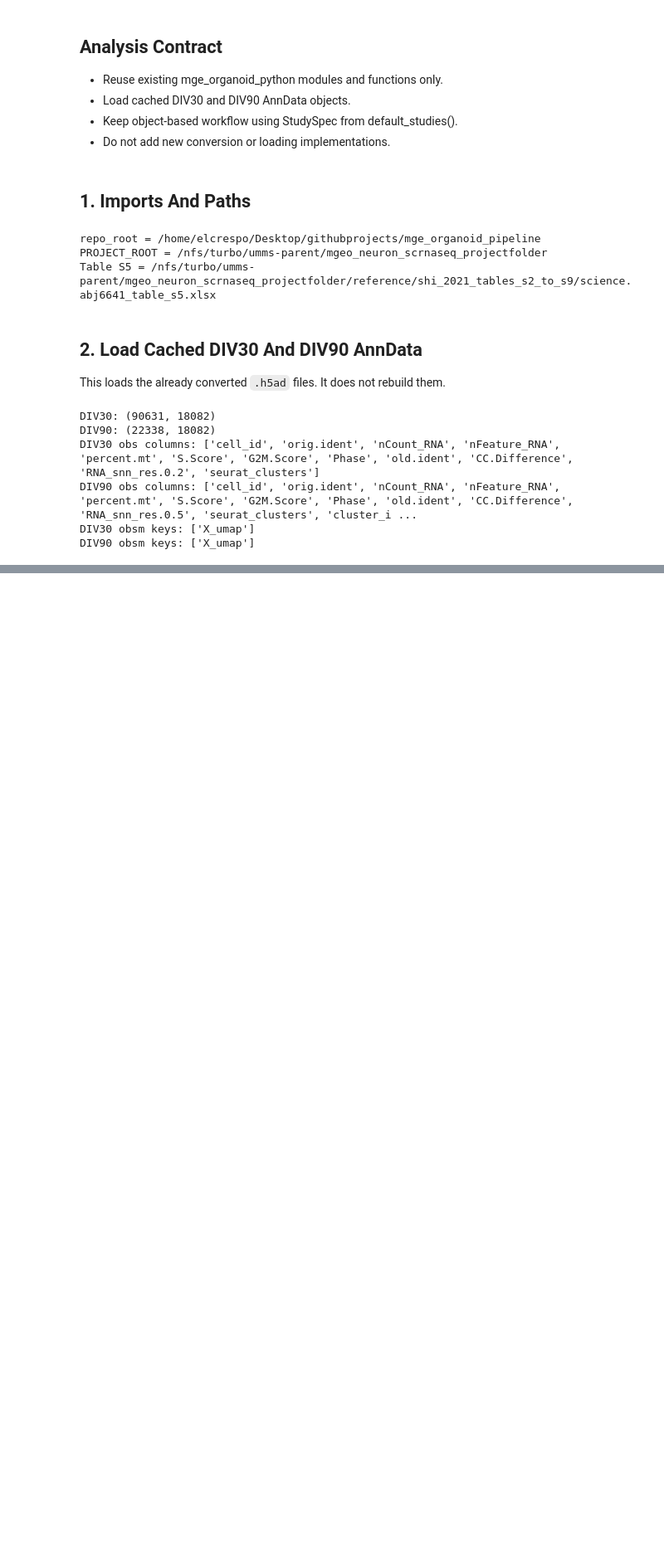
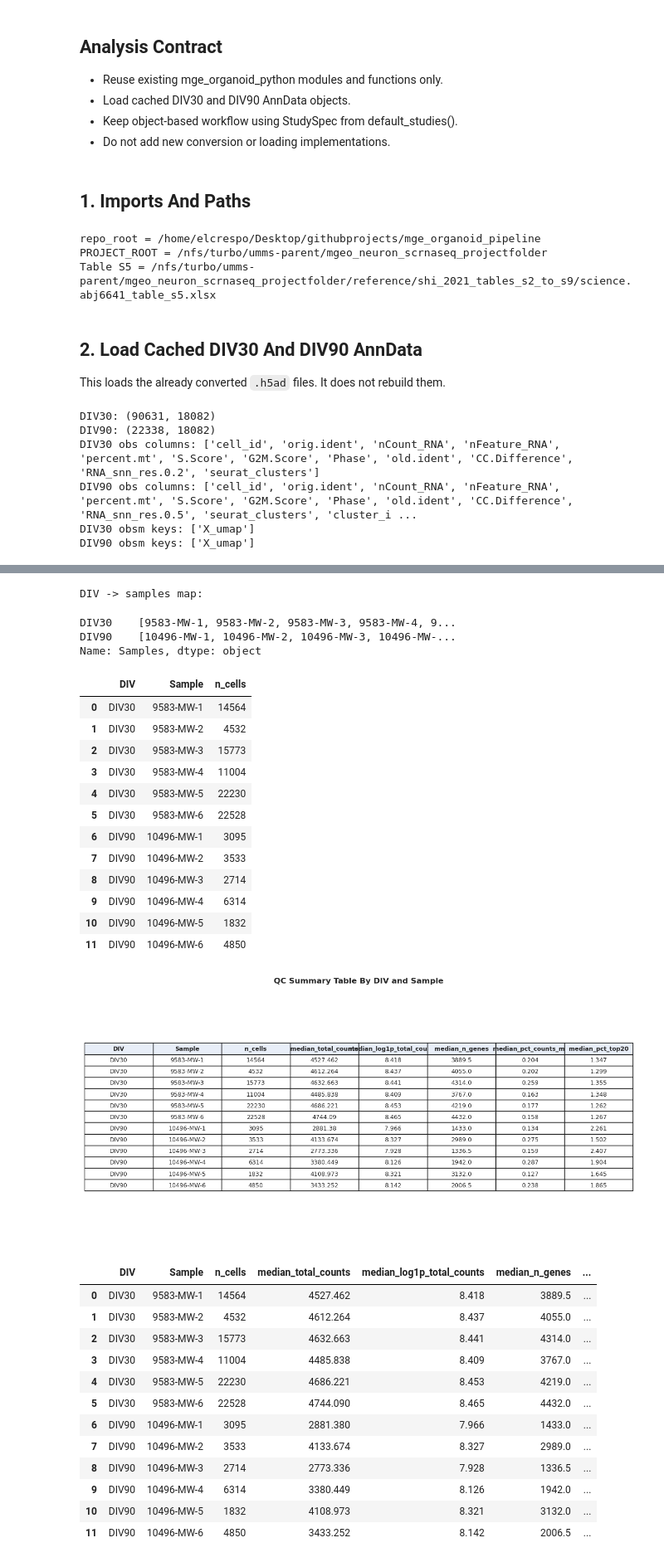
Before and after one commit to ecresp1el/mge_organoid_pipeline, a Jupyter notebook: python_notebooks/notebooks/03_mgeo_div30and90_analysis.ipynb, the cells around one changed output, grey strips where cells are left out. Shown at 83% size. Cells and saved outputs as stored; diff of their text form; code cells hidden in the pictures; blank space fills up the shorter version.

Commit message:
scanpy umap

```diff
--- a/python_notebooks/notebooks/03_mgeo_div30and90_analysis.ipynb
+++ b/python_notebooks/notebooks/03_mgeo_div30and90_analysis.ipynb
@@ -76,0 +408,46 @@ DIV90 obsm keys: ['X_umap']
+# %%
+qualitycontrol = QualityControl({
+    "DIV30": div30,
+    "DIV90": div90,
+})
+
+print("Sample metadata table:")
+display(qualitycontrol.sample_metadata_df)
+
+print("Initial processed-UMAP checks:")
+display(
+    pd.DataFrame.from_dict(qualitycontrol.initial_state_checks, orient="index")[
+        ["processed_umap_like", "has_umap", "has_qc_cols", "non_integer_like", "min_nonzero", "max_nonzero", "matrix_sparsity"]
+    ]
+)
+
+print("Sample -> DIV map:")
+display(pd.Series(qualitycontrol.sample_to_div, name="DIV").sort_index())
+
+print("DIV -> samples map:")
+display(pd.Series(qualitycontrol.div_to_samples, name="Samples").sort_index())
+
+qc_df = qualitycontrol.wrangle_metrics()
+display(
+    qc_df.groupby(["DIV", "Sample"]).size().rename("n_cells").reset_index()
+    .sort_values(["DIV", "Sample"])
+    .head(20)
+)
+
+qc_summary = qualitycontrol.make_qc_summary_table(
+    qc_df,
+    div_order=["DIV30", "DIV90"],
+)
+display(qc_summary)
+
+qualitycontrol.plot_by_sample(
+    qc_df,
+    value="log1p_total_counts",
+    div_order=["DIV30", "DIV90"],
+)
+
+qualitycontrol.plot_percent_mito_by_sample(
+    qc_df,
+    div_order=["DIV30", "DIV90"],
+)
+# %% [output]
@@ -76,0 +489,31 @@ DIV90 obsm keys: ['X_umap']
+DIV -> samples map:
+DIV30    [9583-MW-1, 9583-MW-2, 9583-MW-3, 9583-MW-4, 9...
+DIV90    [10496-MW-1, 10496-MW-2, 10496-MW-3, 10496-MW-...
+Name: Samples, dtype: object
+|  | DIV | Sample | n_cells |
+| 0 | DIV30 | 9583-MW-1 | 14564 |
+| 1 | DIV30 | 9583-MW-2 | 4532 |
+| 2 | DIV30 | 9583-MW-3 | 15773 |
+| 3 | DIV30 | 9583-MW-4 | 11004 |
+| 4 | DIV30 | 9583-MW-5 | 22230 |
+| 5 | DIV30 | 9583-MW-6 | 22528 |
+| 6 | DIV90 | 10496-MW-1 | 3095 |
+| 7 | DIV90 | 10496-MW-2 | 3533 |
+| 8 | DIV90 | 10496-MW-3 | 2714 |
+| 9 | DIV90 | 10496-MW-4 | 6314 |
+| 10 | DIV90 | 10496-MW-5 | 1832 |
+| 11 | DIV90 | 10496-MW-6 | 4850 |
+[figure, added]
+|  | DIV | Sample | n_cells | median_total_counts | median_log1p_total_counts | median_n_genes | ... |
+| 0 | DIV30 | 9583-MW-1 | 14564 | 4527.462 | 8.418 | 3889.5 | ... |
+| 1 | DIV30 | 9583-MW-2 | 4532 | 4612.264 | 8.437 | 4055.0 | ... |
+| 2 | DIV30 | 9583-MW-3 | 15773 | 4632.663 | 8.441 | 4314.0 | ... |
+| 3 | DIV30 | 9583-MW-4 | 11004 | 4485.838 | 8.409 | 3767.0 | ... |
+| 4 | DIV30 | 9583-MW-5 | 22230 | 4686.221 | 8.453 | 4219.0 | ... |
+| 5 | DIV30 | 9583-MW-6 | 22528 | 4744.090 | 8.465 | 4432.0 | ... |
+| 6 | DIV90 | 10496-MW-1 | 3095 | 2881.380 | 7.966 | 1433.0 | ... |
+| 7 | DIV90 | 10496-MW-2 | 3533 | 4133.674 | 8.327 | 2989.0 | ... |
+| 8 | DIV90 | 10496-MW-3 | 2714 | 2773.336 | 7.928 | 1336.5 | ... |
+| 9 | DIV90 | 10496-MW-4 | 6314 | 3380.449 | 8.126 | 1942.0 | ... |
+| 10 | DIV90 | 10496-MW-5 | 1832 | 4108.973 | 8.321 | 3132.0 | ... |
+| 11 | DIV90 | 10496-MW-6 | 4850 | 3433.252 | 8.142 | 2006.5 | ... |
```
Also changed, not shown: parts of 9 cells of this notebook.
